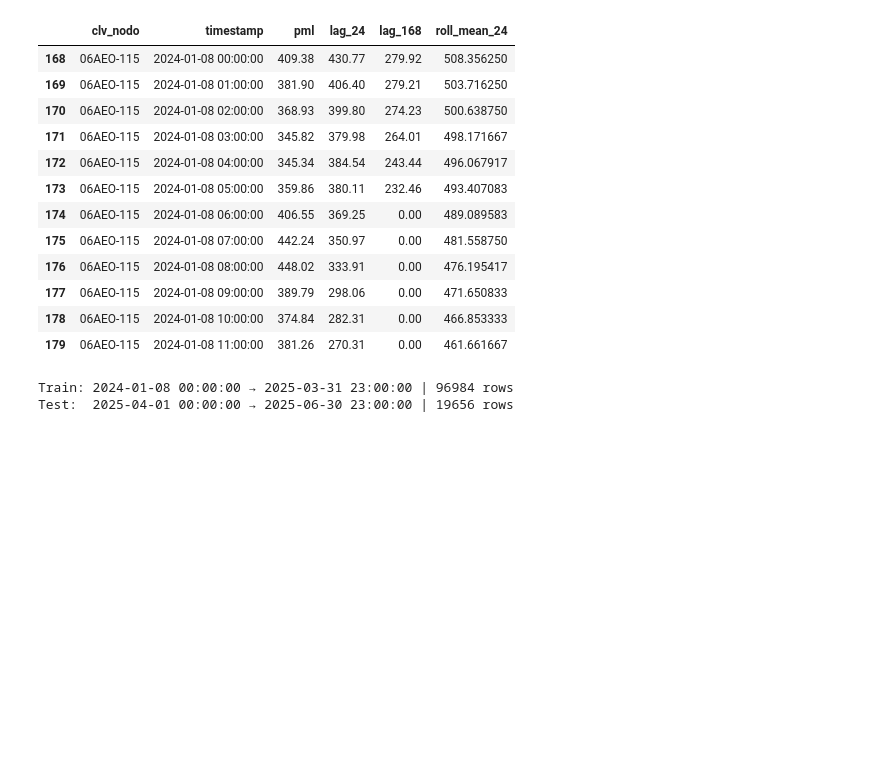
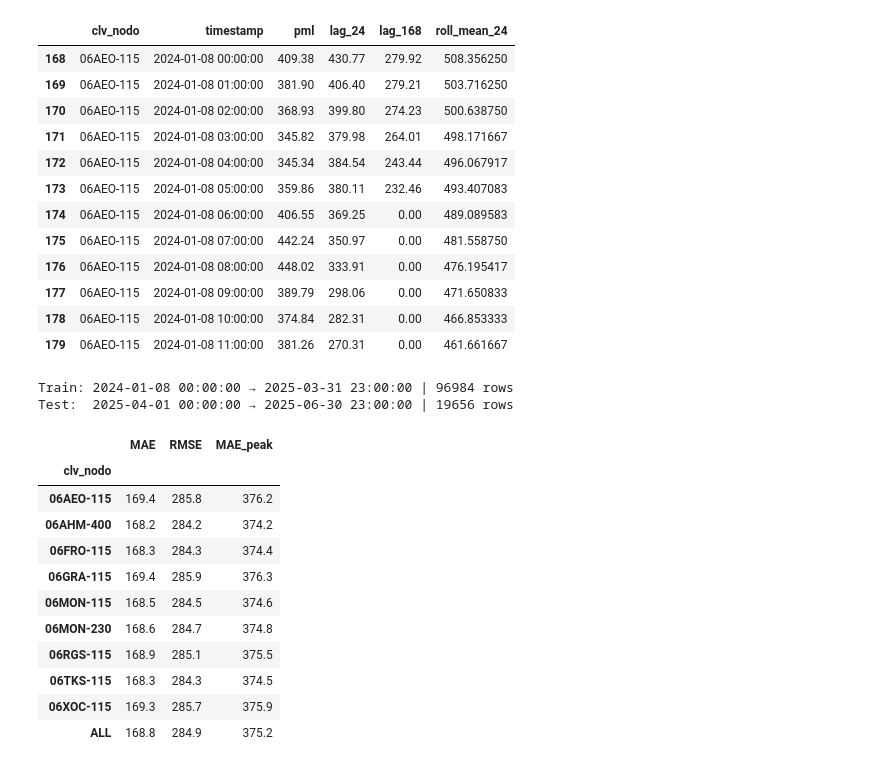
Before and after one commit to zyangarduno/CENACE-CHALLENGE, a Jupyter notebook: notebooks/03_modeling.ipynb, the cells around one changed output. Cells and saved outputs as stored; diff of their text form; code cells hidden in the pictures; blank space fills up the shorter version.

```diff
--- a/notebooks/03_modeling.ipynb
+++ b/notebooks/03_modeling.ipynb
@@ -174,0 +193,17 @@ results = {}
+# %%
+test["pred_naive"] = test["lag_24"]
+results["Naive (yesterday)"] = evaluate_by_node(test, "pred_naive")
+results["Naive (yesterday)"]
+# %% [output]
+|  | MAE | RMSE | MAE_peak |
+| clv_nodo |  |  |  |
+| 06AEO-115 | 169.4 | 285.8 | 376.2 |
+| 06AHM-400 | 168.2 | 284.2 | 374.2 |
+| 06FRO-115 | 168.3 | 284.3 | 374.4 |
+| 06GRA-115 | 169.4 | 285.9 | 376.3 |
+| 06MON-115 | 168.5 | 284.5 | 374.6 |
+| 06MON-230 | 168.6 | 284.7 | 374.8 |
+| 06RGS-115 | 168.9 | 285.1 | 375.5 |
+| 06TKS-115 | 168.3 | 284.3 | 374.5 |
+| 06XOC-115 | 169.3 | 285.7 | 375.9 |
+| ALL | 168.8 | 284.9 | 375.2 |
```
Also changed, not shown: parts of 10 cells of this notebook, 1 other file.
